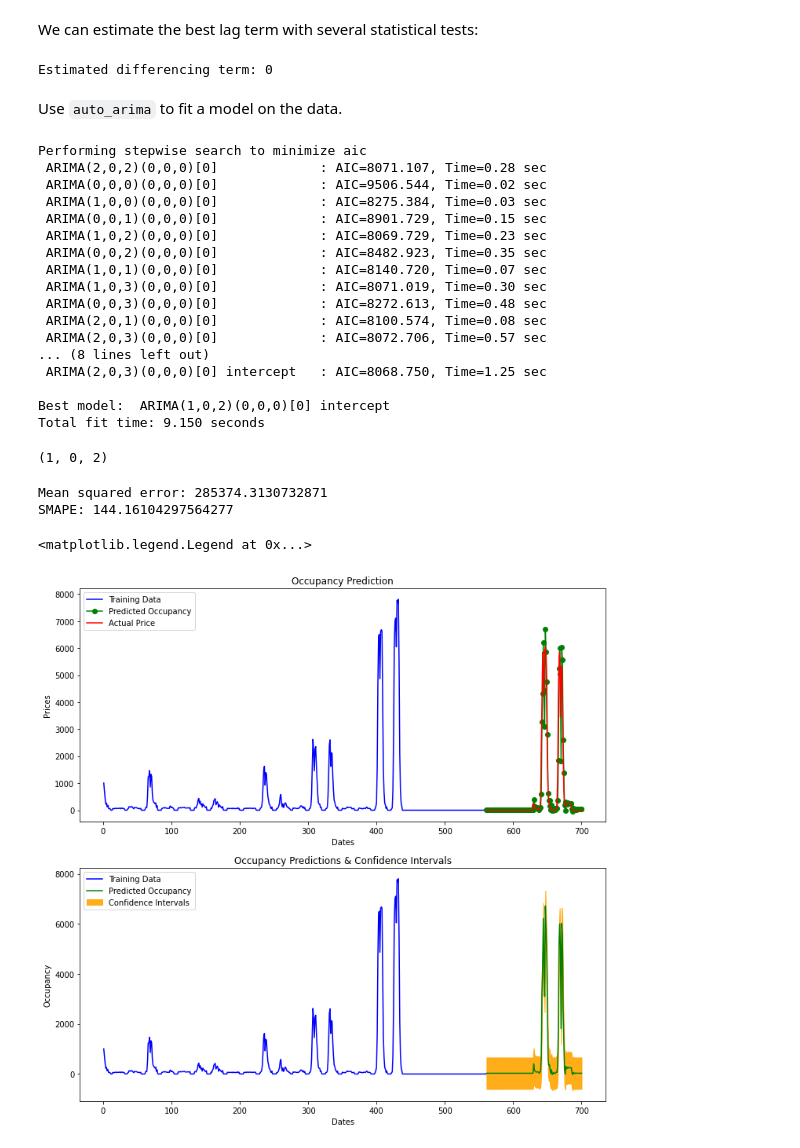
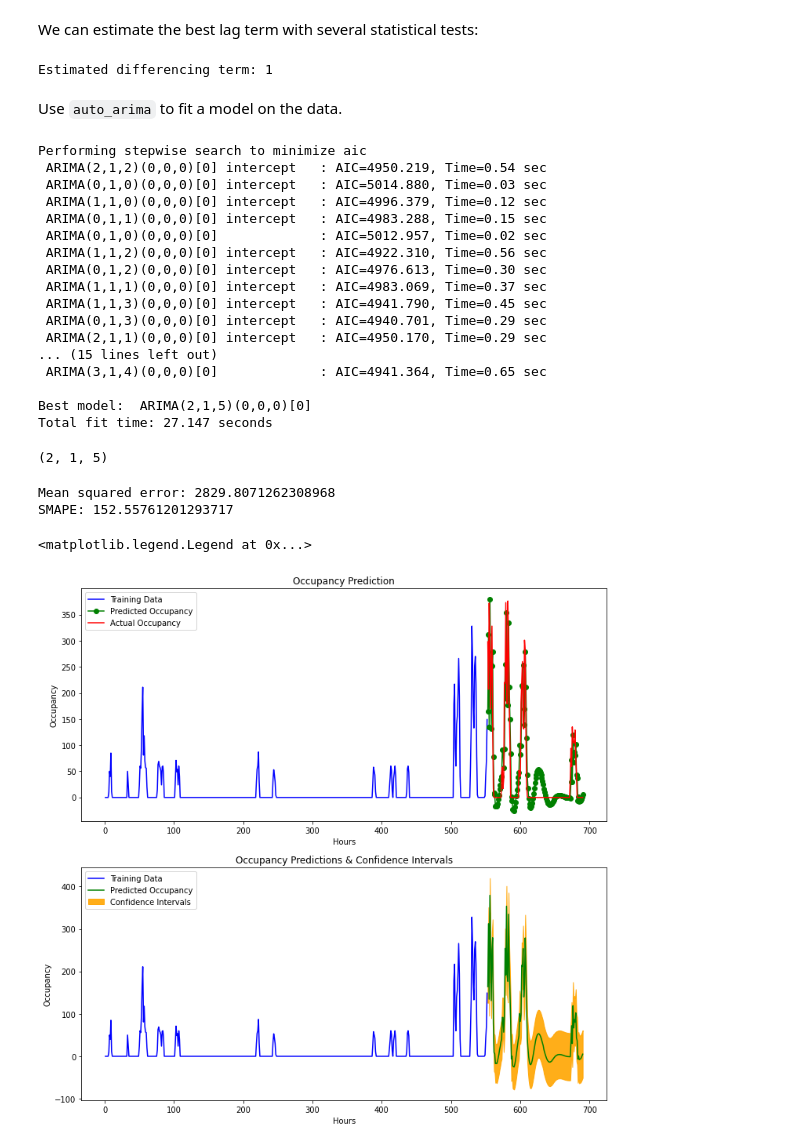
Before and after one commit to valwork2021/-Hackathon, a Jupyter notebook: arima/occupancy_arima_2.ipynb, the cells around one changed output. Cells and saved outputs as stored; diff of their text form; code cells hidden in the pictures.

Commit message:
cba_svlive_activity_by_hour_by_space_type_2021-03-10T2016.csv

```diff
--- a/arima/occupancy_arima_2.ipynb
+++ b/arima/occupancy_arima_2.ipynb
@@ -52,0 +36,4 @@ df
+# %%
+fileName = "cba_svlive_activity_by_hour_by_space_type_2021-03-10T2016.csv"
+df = pd.read_csv('/content/Hackathon/data/' + fileName)
+df
@@ -53,11 +54,8 @@ df
 # %%
-df = pd.read_csv('/content/Hackathon/insights_product_by_hour.csv')
-
 df.drop(df.index[[0]], inplace=True)
 df.fillna(0, inplace=True)
 df.iloc[:, 1] = df.iloc[:, 1].astype(float)
 df.iloc[:, 2] = df.iloc[:, 2].astype(float)
 
-#del df['Location Building Name']
 df
 # %% [output]
@@ -130,7 +128,7 @@ n_diffs = max(adf_diffs, kpss_diffs)
 
 print(f"Estimated differencing term: {n_diffs}")
 # %% [output]
-Estimated differencing term: 0
+Estimated differencing term: 1
 # %% [markdown]
 Use `auto_arima` to fit a model on the data.
 # %%
@@ -139,26 +137,26 @@ auto = pm.auto_arima(y_train, d=n_diffs, seasonal=False, stepwise=True,
                      max_order=None, trace=True)
 # %% [output]
 Performing stepwise search to minimize aic
- ARIMA(2,0,2)(0,0,0)[0]             : AIC=8071.107, Time=0.28 sec
- ARIMA(0,0,0)(0,0,0)[0]             : AIC=9506.544, Time=0.02 sec
- ARIMA(1,0,0)(0,0,0)[0]             : AIC=8275.384, Time=0.03 sec
- ARIMA(0,0,1)(0,0,0)[0]             : AIC=8901.729, Time=0.15 sec
- ARIMA(1,0,2)(0,0,0)[0]             : AIC=8069.729, Time=0.23 sec
- ARIMA(0,0,2)(0,0,0)[0]             : AIC=8482.923, Time=0.35 sec
- ARIMA(1,0,1)(0,0,0)[0]             : AIC=8140.720, Time=0.07 sec
- ARIMA(1,0,3)(0,0,0)[0]             : AIC=8071.019, Time=0.30 sec
- ARIMA(0,0,3)(0,0,0)[0]             : AIC=8272.613, Time=0.48 sec
- ARIMA(2,0,1)(0,0,0)[0]             : AIC=8100.574, Time=0.08 sec
- ARIMA(2,0,3)(0,0,0)[0]             : AIC=8072.706, Time=0.57 sec
-... (8 lines left out)
- ARIMA(2,0,3)(0,0,0)[0] intercept   : AIC=8068.750, Time=1.25 sec
+ ARIMA(2,1,2)(0,0,0)[0] intercept   : AIC=4950.219, Time=0.54 sec
+ ARIMA(0,1,0)(0,0,0)[0] intercept   : AIC=5014.880, Time=0.03 sec
+ ARIMA(1,1,0)(0,0,0)[0] intercept   : AIC=4996.379, Time=0.12 sec
+ ARIMA(0,1,1)(0,0,0)[0] intercept   : AIC=4983.288, Time=0.15 sec
+ ARIMA(0,1,0)(0,0,0)[0]             : AIC=5012.957, Time=0.02 sec
+ ARIMA(1,1,2)(0,0,0)[0] intercept   : AIC=4922.310, Time=0.56 sec
+ ARIMA(0,1,2)(0,0,0)[0] intercept   : AIC=4976.613, Time=0.30 sec
+ ARIMA(1,1,1)(0,0,0)[0] intercept   : AIC=4983.069, Time=0.37 sec
+ ARIMA(1,1,3)(0,0,0)[0] intercept   : AIC=4941.790, Time=0.45 sec
+ ARIMA(0,1,3)(0,0,0)[0] intercept   : AIC=4940.701, Time=0.29 sec
+ ARIMA(2,1,1)(0,0,0)[0] intercept   : AIC=4950.170, Time=0.29 sec
+... (15 lines left out)
+ ARIMA(3,1,4)(0,0,0)[0]             : AIC=4941.364, Time=0.65 sec
 
-Best model:  ARIMA(1,0,2)(0,0,0)[0] intercept
-Total fit time: 9.150 seconds
+Best model:  ARIMA(2,1,5)(0,0,0)[0]
+Total fit time: 27.147 seconds
 # %%
 print(auto.order)
 # %% [output]
-(1, 0, 2)
+(2, 1, 5)
 # %%
 from sklearn.metrics import mean_squared_error
 from pmdarima.metrics import smape
@@ -185,42 +183,38 @@ for new_ob in y_test:
 print(f"Mean squared error: {mean_squared_error(y_test, forecasts)}")
 print(f"SMAPE: {smape(y_test, forecasts)}")
 # %% [output]
-Mean squared error: 285374.3130732871
-SMAPE: 144.16104297564277
+Mean squared error: 2829.8071262308968
+SMAPE: 152.55761201293717
 # %%
 fig, axes = plt.subplots(2, 1, figsize=(12, 12))
 
 # --------------------- Actual vs. Predicted --------------------------
 axes[0].plot(y_train, color='blue', label='Training Data')
 axes[0].plot(test_data.index, forecasts, color='green', marker='o',
              label='Predicted Occupancy')
 
-axes[0].plot(test_data.index, y_test, color='red', label='Actual Price')
+axes[0].plot(test_data.index, y_test, color='red', label='Actual Occupancy')
 axes[0].set_title('Occupancy Prediction')
-axes[0].set_xlabel('Dates')
-axes[0].set_ylabel('Prices')
-
-#axes[0].set_xticks(np.arange(0, 7982, 1300).tolist(), df['Date'][0:7982:1300].tolist())
+axes[0].set_xlabel('Hours')
+axes[0].set_ylabel('Occupancy')
 axes[0].legend()
 
 
 # ------------------ Predicted with confidence intervals ----------------
 axes[1].plot(y_train, color='blue', label='Training Data')
 axes[1].plot(test_data.index, forecasts, color='green',
              label='Predicted Occupancy')
 
 axes[1].set_title('Occupancy Predictions & Confidence Intervals')
-axes[1].set_xlabel('Dates')
+axes[1].set_xlabel('Hours')
 axes[1].set_ylabel('Occupancy')
 
 conf_int = np.asarray(confidence_intervals)
 axes[1].fill_between(test_data.index,
                      conf_int[:, 0], conf_int[:, 1],
                      alpha=0.9, color='orange',
                      label="Confidence Intervals")
-
-#axes[1].set_xticks(np.arange(0, 7982, 1300).tolist(), df['Date'][0:7982:1300].tolist())
 axes[1].legend()
 # %% [output]
 <matplotlib.legend.Legend at 0x...>
-[figure, old version]
+[figure, new version]
```
Also changed, not shown: parts of 6 cells of this notebook.
